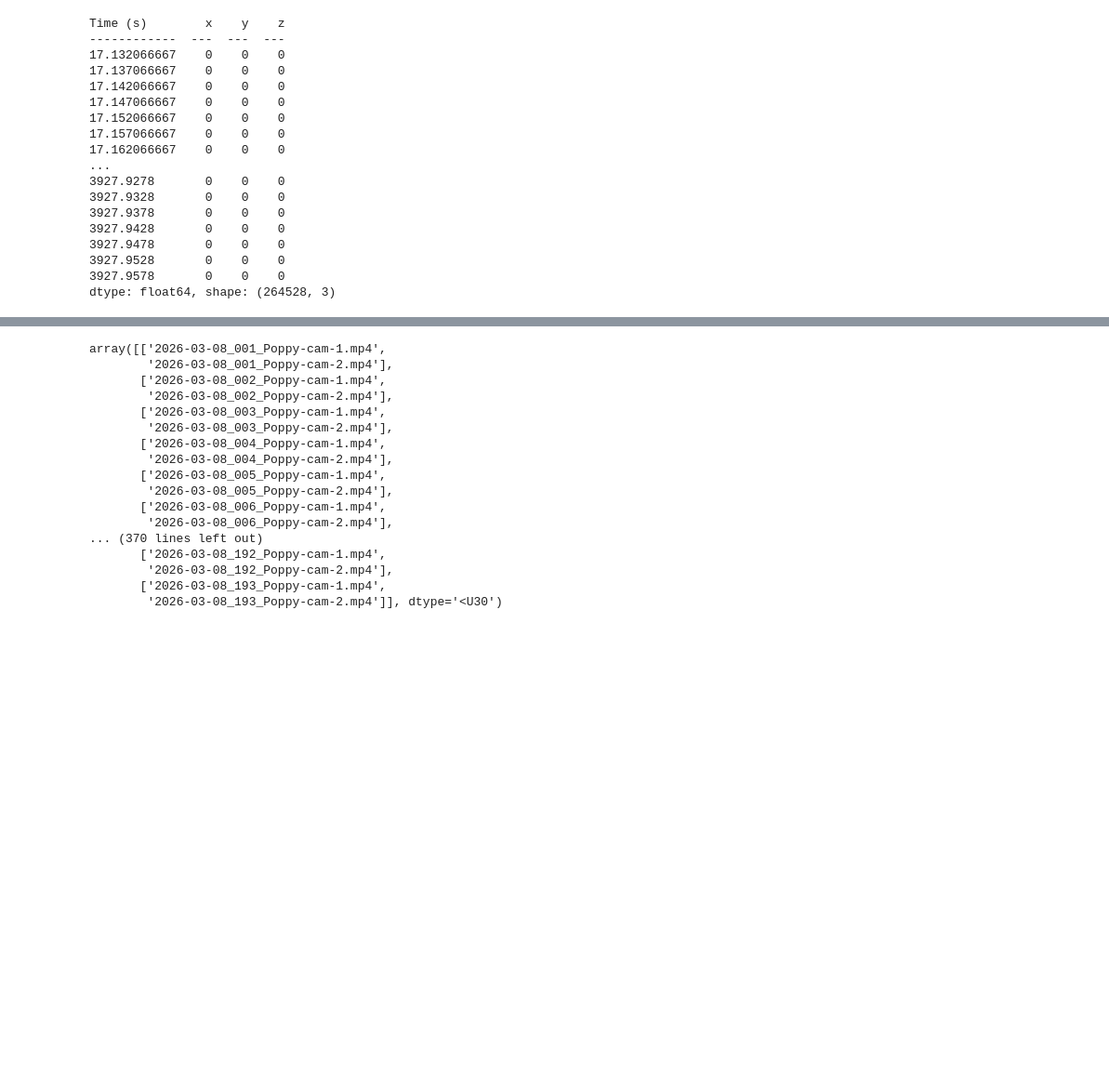
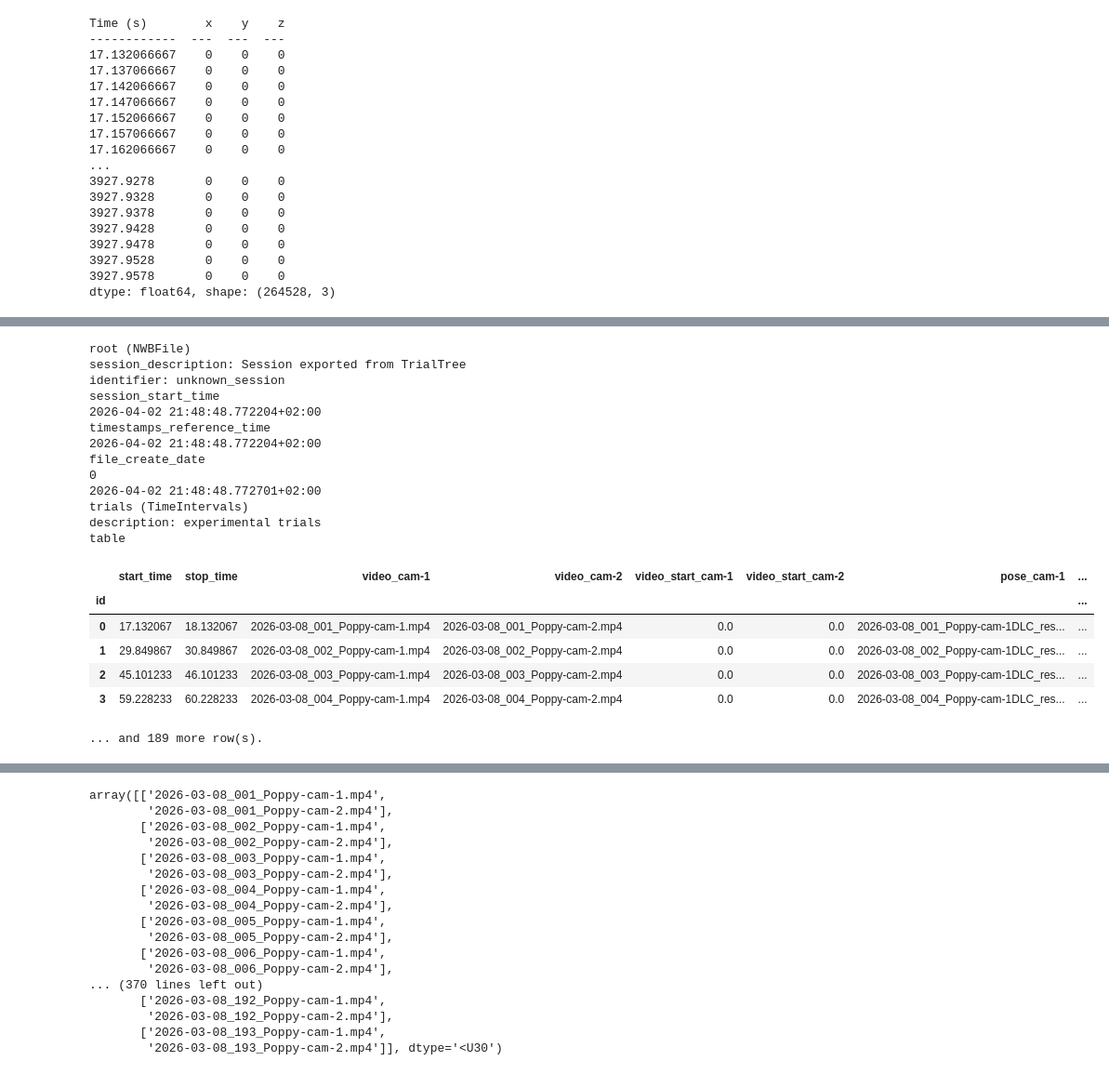
Before and after one commit to Akseli-Ilmanen/EthoGraph, a Jupyter notebook: test.ipynb, the cells around one changed output, grey strips where cells are left out. Shown at 93% size. Drawn from its saved outputs; the diff is of its cells as text; code cells hidden in the pictures; blank space fills up the shorter version.

```diff
--- a/test.ipynb
+++ b/test.ipynb
@@ -131,7 +246,7 @@ Time (s)        x    y    z
 3927.9578       0    0    0
 dtype: float64, shape: (264528, 3)
 # %%
-path = r"C:\Users\aksel\Desktop\temp\poppy_trialtree.nc"
+path = r"C:\Users\aksel\Desktop\POPPY_LABEL\ses-000_date-20260308_01\behav\Trial_data.nc"
 import ethograph as eto
 
 dt = eto.open(path)
@@ -156,0 +327,24 @@ Group: /
+# %%
+file = trialtree_to_nwb_trials(dt)
+file
+# %% [output]
+root (NWBFile)
+session_description: Session exported from TrialTree
+identifier: unknown_session
+session_start_time
+2026-04-02 21:48:48.772204+02:00
+timestamps_reference_time
+2026-04-02 21:48:48.772204+02:00
+file_create_date
+0
+2026-04-02 21:48:48.772701+02:00
+trials (TimeIntervals)
+description: experimental trials
+table
+|  | start_time | stop_time | video_cam-1 | video_cam-2 | video_start_cam-1 | video_start_cam-2 | pose_cam-1 | ... |
+| id |  |  |  |  |  |  |  | ... |
+| 0 | 17.132067 | 18.132067 | 2026-03-08_001_Poppy-cam-1.mp4 | 2026-03-08_001_Poppy-cam-2.mp4 | 0.0 | 0.0 | 2026-03-08_001_Poppy-cam-1DLC_res... | ... |
+| 1 | 29.849867 | 30.849867 | 2026-03-08_002_Poppy-cam-1.mp4 | 2026-03-08_002_Poppy-cam-2.mp4 | 0.0 | 0.0 | 2026-03-08_002_Poppy-cam-1DLC_res... | ... |
+| 2 | 45.101233 | 46.101233 | 2026-03-08_003_Poppy-cam-1.mp4 | 2026-03-08_003_Poppy-cam-2.mp4 | 0.0 | 0.0 | 2026-03-08_003_Poppy-cam-1DLC_res... | ... |
+| 3 | 59.228233 | 60.228233 | 2026-03-08_004_Poppy-cam-1.mp4 | 2026-03-08_004_Poppy-cam-2.mp4 | 0.0 | 0.0 | 2026-03-08_004_Poppy-cam-1DLC_res... | ... |
+... and 189 more row(s).
```
Also changed, not shown: parts of 18 cells of this notebook, 37 other files.
